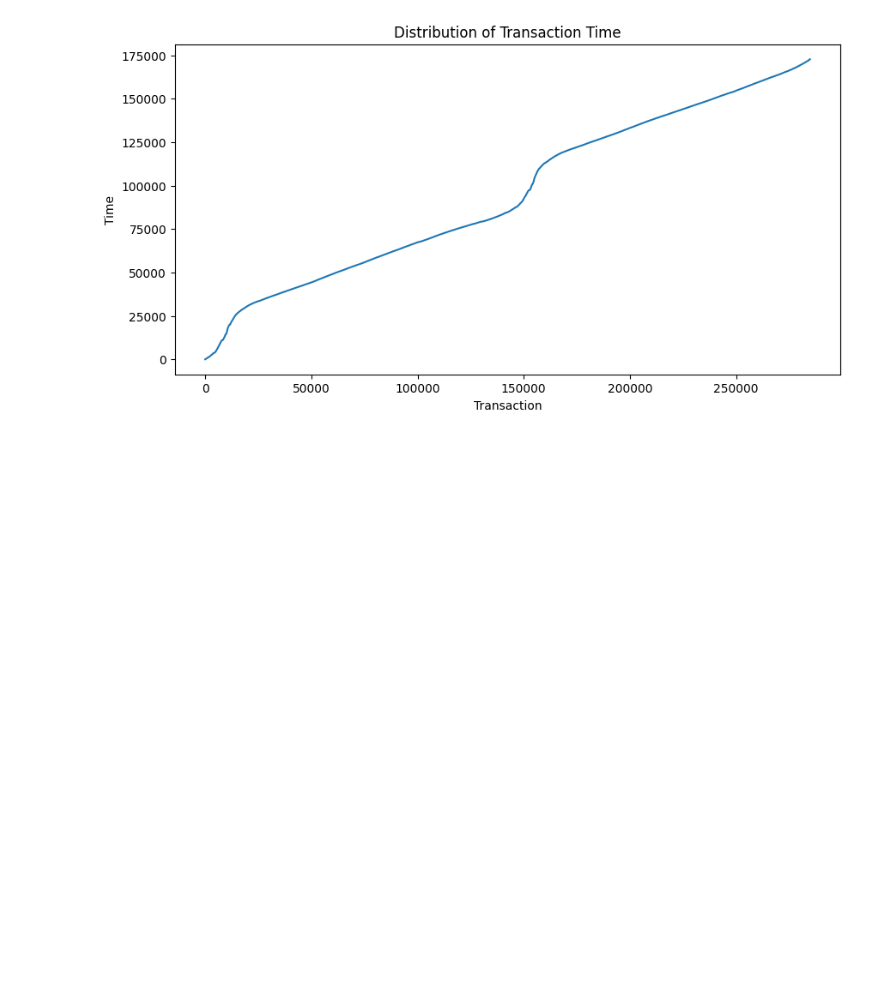
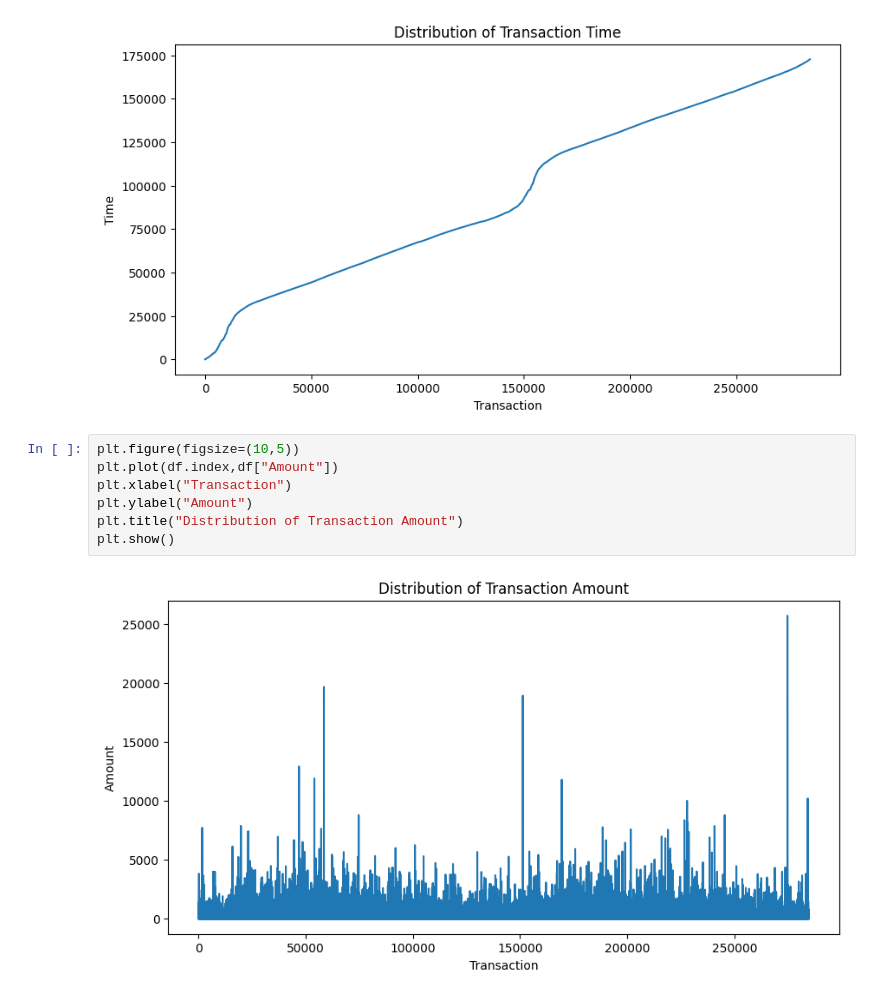
Before and after one commit to samifahim07/fraud-detection-using-ml, a Jupyter notebook: fraude_detection.ipynb, the cells around one changed output. Saved outputs shown, nothing was run; the diff lists cells and outputs as text; blank space fills up the shorter version.

```diff
--- a/fraude_detection.ipynb
+++ b/fraude_detection.ipynb
@@ -141,3 +141,12 @@ plt.title("Distribution of Transaction Time")
 plt.show()
 # %% [output]
 [figure]
+# %%
+plt.figure(figsize=(10,5))
+plt.plot(df.index,df["Amount"])
+plt.xlabel("Transaction")
+plt.ylabel("Amount")
+plt.title("Distribution of Transaction Amount")
+plt.show()
+# %% [output]
+[figure, added]
```
